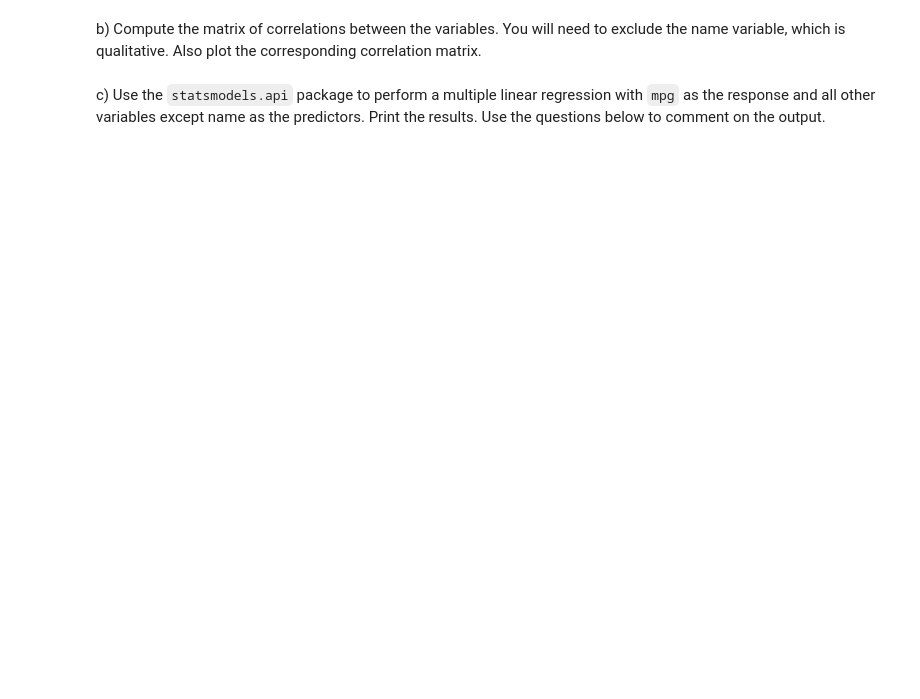
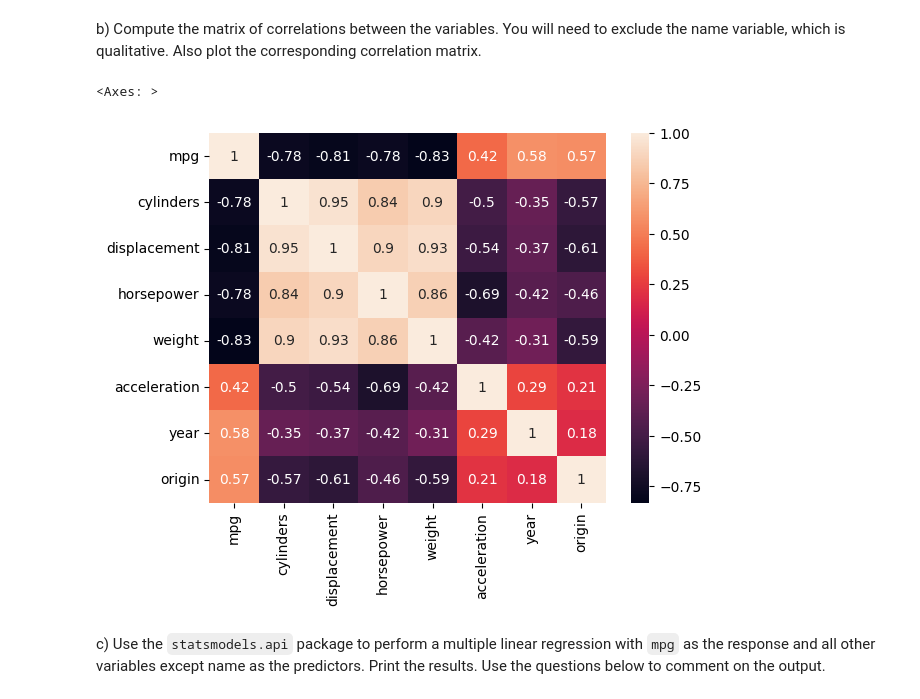
Before and after one commit to christian-ortmann/INFO521, a Jupyter notebook: ortmann_hw3_521.ipynb, the cells around one changed output. Saved outputs shown, nothing was run; the diff lists cells and outputs as text; code cells hidden in the pictures; blank space fills up the shorter version.

```diff
--- a/ortmann_hw3_521.ipynb
+++ b/ortmann_hw3_521.ipynb
@@ -247,8 +295,13 @@ a) Produce a scatterplot matrix which includes all of the variables in the data
 b) Compute the matrix of correlations between the variables. You will need to exclude the name variable, which is qualitative. Also plot the corresponding correlation matrix.
 # %%
 # BEGIN SOLUTION
+corrData = auto.drop(columns = ['name'])
+sns.heatmap(corrData.corr(), annot=True) #compute the correlations and plot in at the same time
 
 # END SOLUTION
+# %% [output]
+<Axes: >
+[figure, added]
 # %% [markdown]
 c) Use the `statsmodels.api` package to perform a multiple linear regression with `mpg` as the response and all other variables except name as the predictors. Print the results. Use the questions below to comment on the output.
 # %%
```
Also changed, not shown: parts of 11 cells of this notebook.
